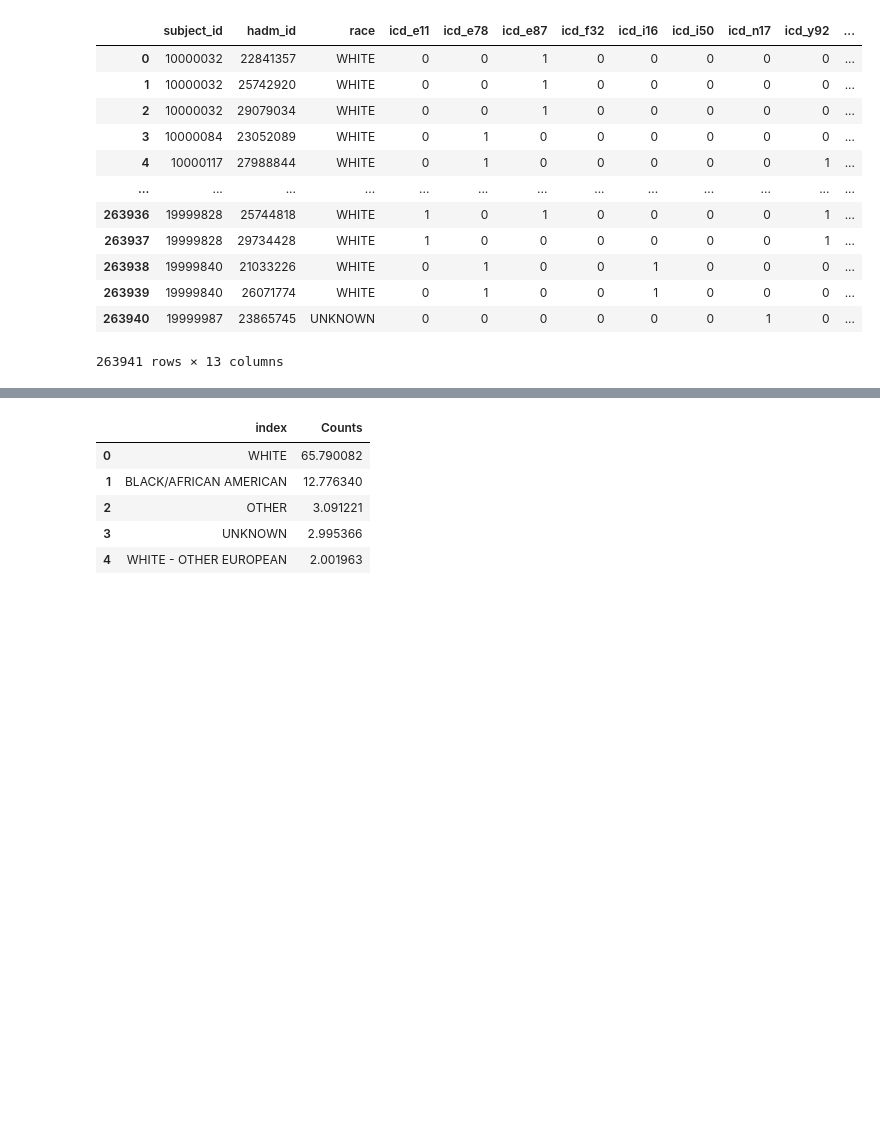
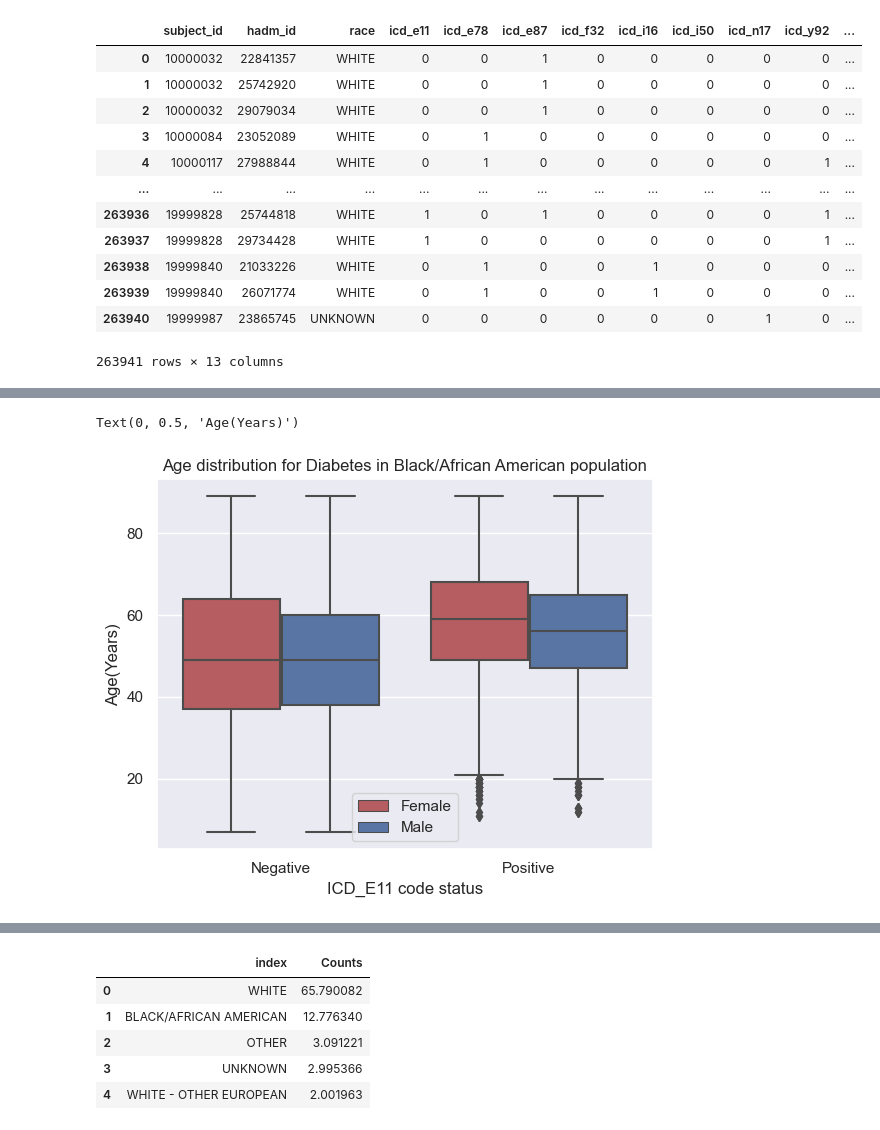
Before and after one commit to smitamisra/EHR_exploration, a Jupyter notebook: notebooks/db_exploration_creatingVisuals.ipynb, the cells around one changed output, grey strips where cells are left out. Drawn from its saved outputs; the diff is of its cells as text; code cells hidden in the pictures; blank space fills up the shorter version.

```diff
--- a/notebooks/db_exploration_creatingVisuals.ipynb
+++ b/notebooks/db_exploration_creatingVisuals.ipynb
@@ -478,0 +550,6 @@ mer.drop(columns=["dischtime", "admittime"], axis=1)
+# %%
+pt_mer3 = (((mer.groupby('subject_id')[['icd_e11',
+       'icd_e78', 'icd_e87', 'icd_f32', 'icd_i16', 'icd_i50', 'icd_n17',
+       'icd_y92', 'icd_z85', 'length_of_stay(hours)']].agg('sum'))
+ .merge(mer[['subject_id','race']], how='inner', on=['subject_id'])
+).merge(pts[['subject_id','gender','min_age', 'dod_x']], on=['subject_id'], how='inner')).drop_duplicates()
@@ -478,0 +638,20 @@ mer.drop(columns=["dischtime", "admittime"], axis=1)
+# %%
+pt_mer2 = pt_mer2.merge(pt_mer3[['subject_id', 'gender']], how='left', on=['subject_id']).drop('gender_x', axis=1).rename(columns={'gender_y':'gender'})
+# %%
+# df = pt_mer2.loc[pt_mer2['race']=='WHITE']
+# df = pt_mer2.loc[pt_mer2['race']=='WHITE']
+df = pt_mer2.loc[pt_mer2['race']=='BLACK/AFRICAN AMERICAN']
+
+my_col = {gender: "b" if gender == "Male" else "r" for gender in df.gender.unique()}
+
+sns.boxplot(data=df, hue="gender", y="min_age", x="icd_e11", palette=my_col)
+
+# .set(title = 'Genderwise distribution of age among live and dead population',
+#                                                                    xlabel='GENDER (F:Female; M:Male)', ylabel='AGE(years)'))
+plt.legend(loc='lower center')
+plt.title('Age distribution for Diabetes in Black/African American population')
+plt.xlabel('ICD_E11 code status')
+plt.ylabel('Age(Years)')
+# %% [output]
+Text(0, 0.5, 'Age(Years)')
+[figure, added]
```
Also changed, not shown: parts of 32 cells of this notebook, 3 other files.
